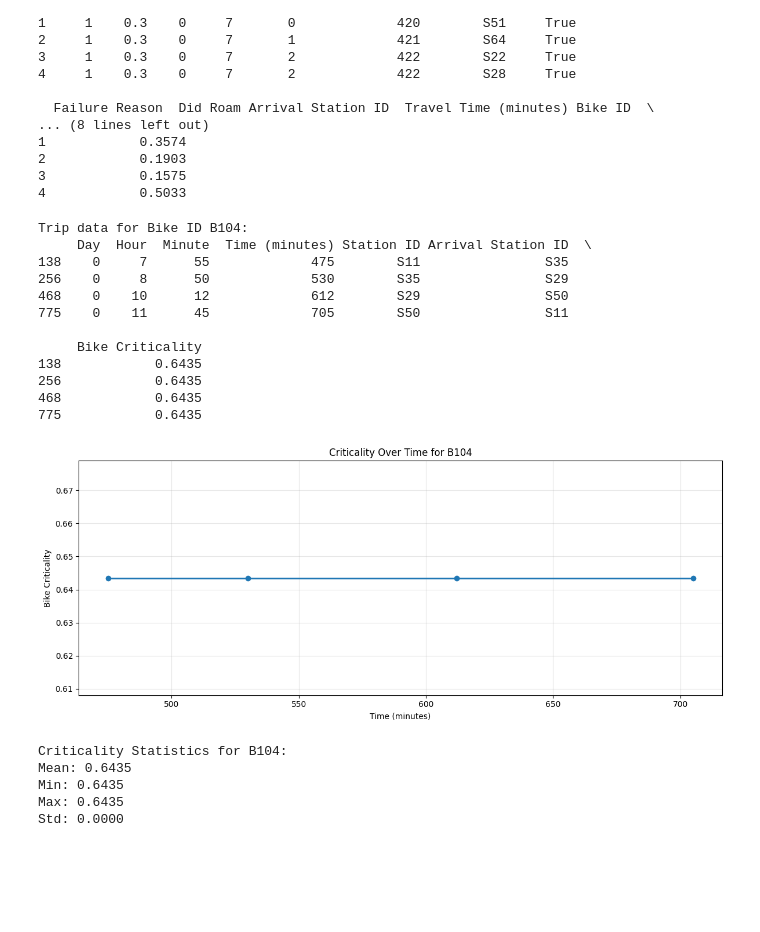
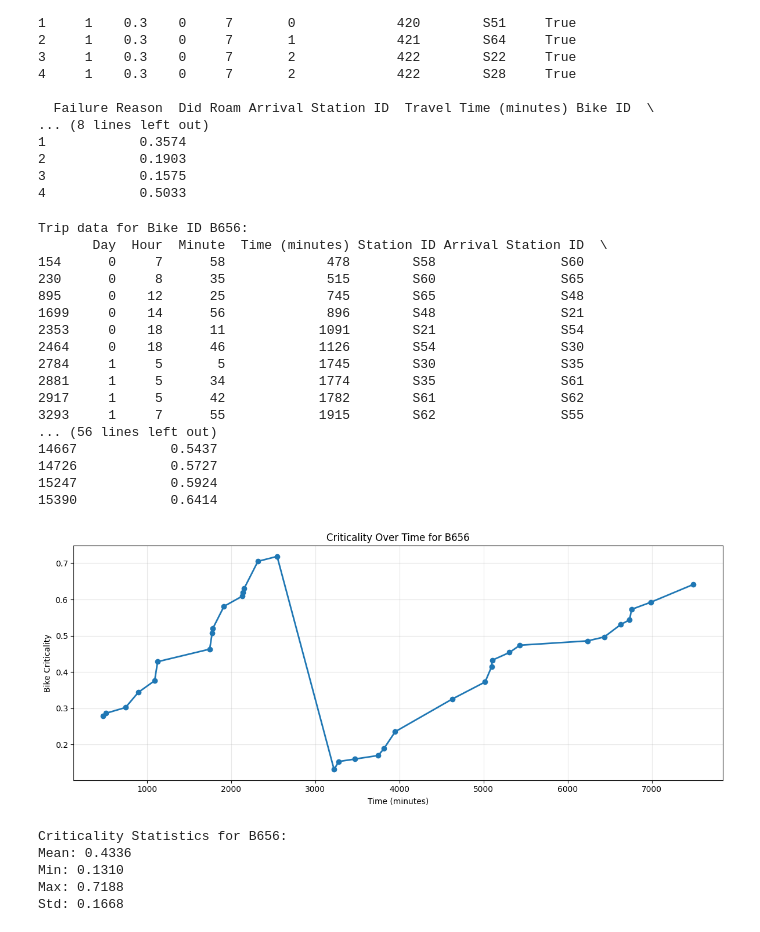
Before and after one commit to EECS-NTNU/FOMOsim, a Jupyter notebook: policies/sjovik_sund/Scripts/Maintenance_reward_analysis/bike_criticality.ipynb, the cells around one changed output. Cells and saved outputs as stored; diff of their text form; code cells hidden in the pictures; blank space fills up the shorter version.

```diff
--- a/policies/sjovik_sund/Scripts/Maintenance_reward_analysis/bike_criticality.ipynb
+++ b/policies/sjovik_sund/Scripts/Maintenance_reward_analysis/bike_criticality.ipynb
@@ -7,7 +7,7 @@ import matplotlib.pyplot as plt
 import os
 import sys
 # %%
-trip_data = pd.read_csv("/Users/minasjovik/Projects/FOMOsim/policies/sjovik_sund/simulation_results/sjovik_sund_alphas_081225_TD_alpha03_D5h_0.300_results_trip_requests_seed_1.csv")
+trip_data = pd.read_csv("C:\\Users\\Minamsj\\FOMOsim\\policies\\sjovik_sund\\simulation_results\\Newest results\\sjovik_sund_alphas_0812252309_TD_seed_1_alpha01-05_fullweek_0.300_results_trip_requests_seed_1.csv")
 
 #print account of trips per bike and their assosicated criticality for each trip
 bike_trip_counts = trip_data['Bike ID'].value_counts()
@@ -60,47 +60,52 @@ First few rows:
 4            0.5033
 # %%
 # Analyze how criticality changed over time for a specific bike
-bike_id = "B104"
+bike_id = "B656"
 bike_data = trip_data[trip_data['Bike ID'] == bike_id].copy()
 bike_data = bike_data.sort_values('Time (minutes)')
 
 print(f"\nTrip data for Bike ID {bike_id}:")
 print(bike_data[['Day', 'Hour', 'Minute', 'Time (minutes)', 'Station ID', 'Arrival Station ID', 'Bike Criticality']])
 
 # Plot criticality over time
 plt.figure(figsize=(12, 5))
 plt.plot(bike_data['Time (minutes)'], bike_data['Bike Criticality'], marker='o', linestyle='-', linewidth=2)
 plt.xlabel('Time (minutes)')
 plt.ylabel('Bike Criticality')
 plt.title(f'Criticality Over Time for {bike_id}')
 plt.grid(True, alpha=0.3)
 plt.tight_layout()
 plt.show()
 
 print(f"\nCriticality Statistics for {bike_id}:")
 print(f"Mean: {bike_data['Bike Criticality'].mean():.4f}")
 print(f"Min: {bike_data['Bike Criticality'].min():.4f}")
 print(f"Max: {bike_data['Bike Criticality'].max():.4f}")
 print(f"Std: {bike_data['Bike Criticality'].std():.4f}")
 # %% [output]
-Trip data for Bike ID B104:
-     Day  Hour  Minute  Time (minutes) Station ID Arrival Station ID  \
-138    0     7      55             475        S11                S35
-256    0     8      50             530        S35                S29
-468    0    10      12             612        S29                S50
-775    0    11      45             705        S50                S11
-
-     Bike Criticality
-138            0.6435
-256            0.6435
-468            0.6435
-775            0.6435
+Trip data for Bike ID B656:
+       Day  Hour  Minute  Time (minutes) Station ID Arrival Station ID  \
+154      0     7      58             478        S58                S60
+230      0     8      35             515        S60                S65
+895      0    12      25             745        S65                S48
+1699     0    14      56             896        S48                S21
+2353     0    18      11            1091        S21                S54
+2464     0    18      46            1126        S54                S30
+2784     1     5       5            1745        S30                S35
+2881     1     5      34            1774        S35                S61
+2917     1     5      42            1782        S61                S62
+3293     1     7      55            1915        S62                S55
+... (56 lines left out)
+14667            0.5437
+14726            0.5727
+15247            0.5924
+15390            0.6414
-[figure, old version]
+[figure, new version]
-Criticality Statistics for B104:
-Mean: 0.6435
-Min: 0.6435
-Max: 0.6435
-Std: 0.0000
+Criticality Statistics for B656:
+Mean: 0.4336
+Min: 0.1310
+Max: 0.7188
+Std: 0.1668
 # %%
 # Find bikes with varying criticality
 bike_criticality_variance = trip_data.groupby('Bike ID')['Bike Criticality'].agg(['std', 'count', 'mean'])
```
Also changed, not shown: parts of 3 cells of this notebook, 2 other files.
